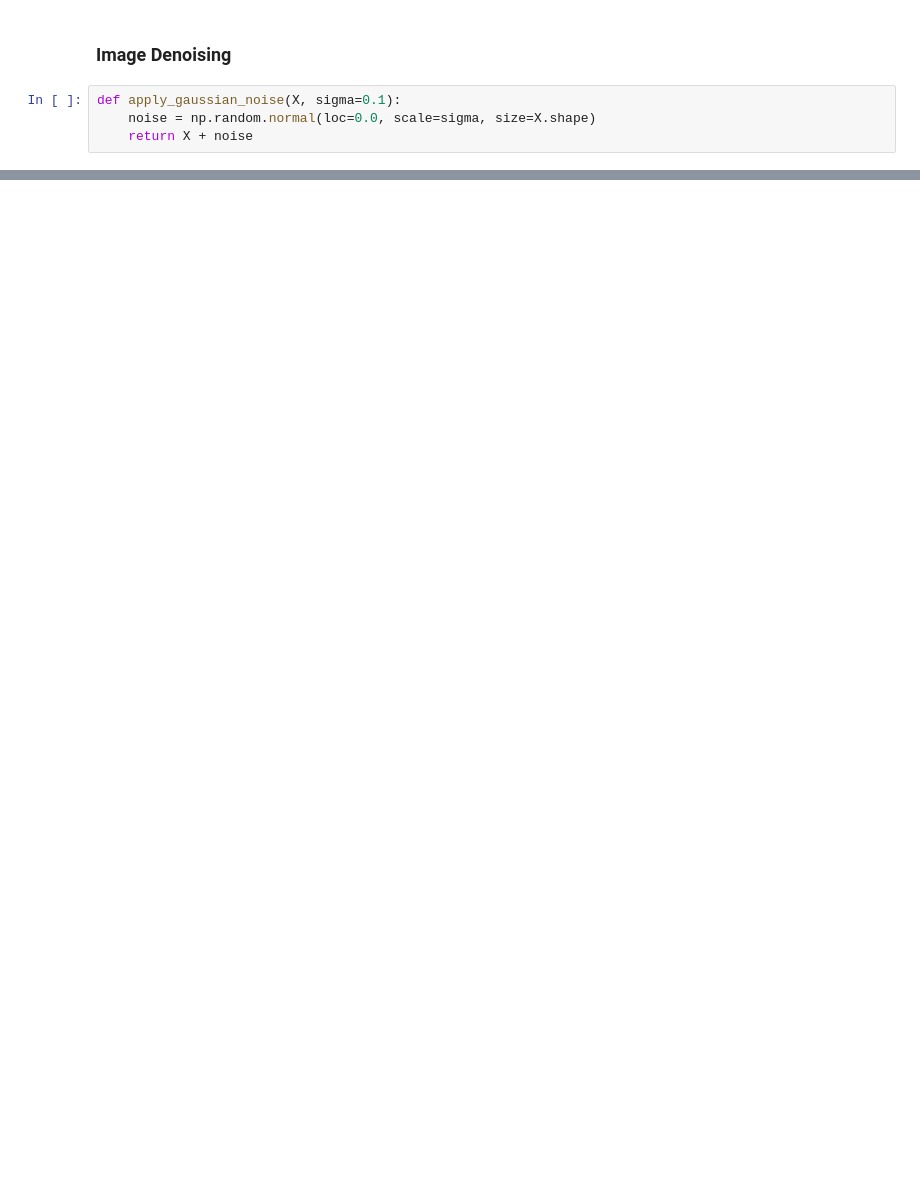
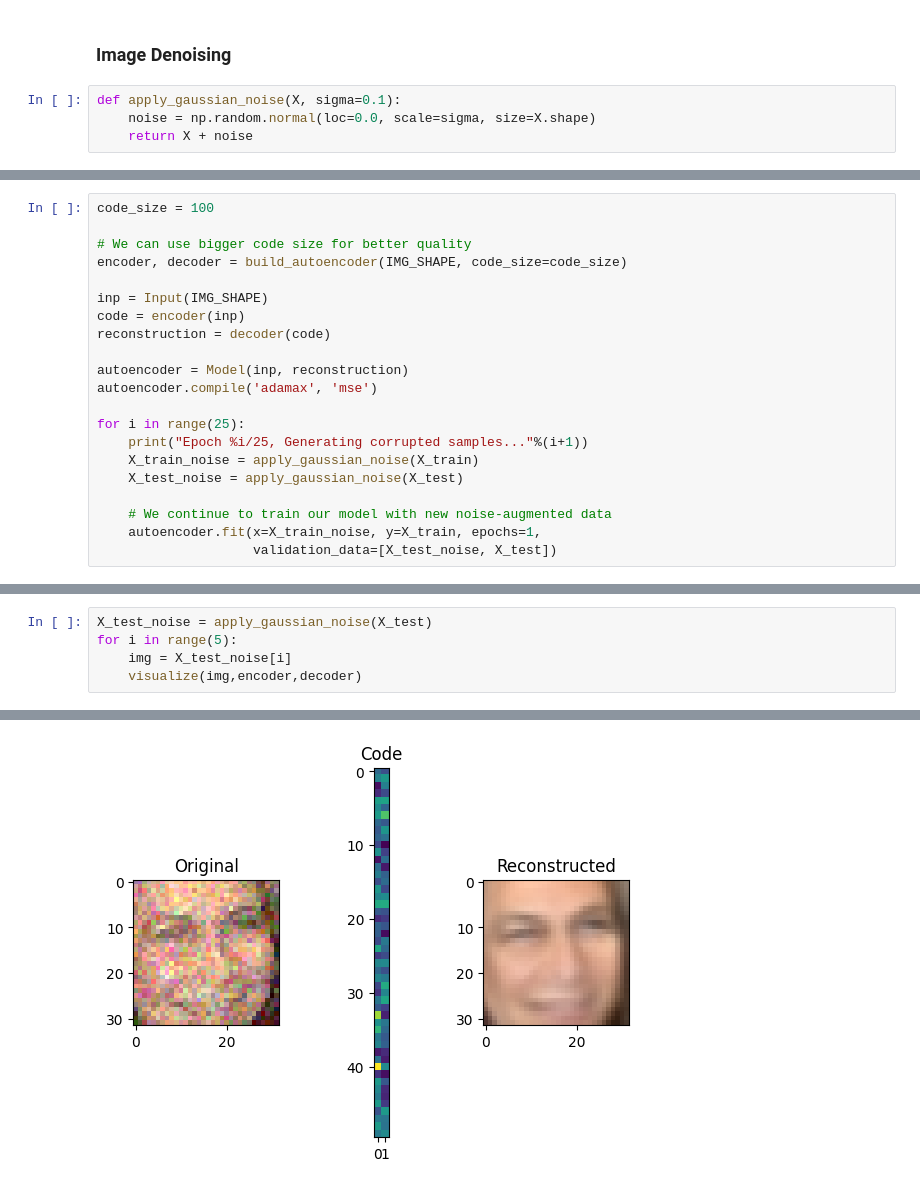
Before and after one commit to DevangML/Image-Reconstruction-Using-Autoencoders, a Jupyter notebook: image_reconstruction.ipynb, the cells around one changed output, grey strips where cells are left out. Cells and saved outputs as stored; diff of their text form; blank space fills up the shorter version.

Commit message:
Completed model creation

```diff
--- a/image_reconstruction.ipynb
+++ b/image_reconstruction.ipynb
@@ -161,0 +235,21 @@ def apply_gaussian_noise(X, sigma=0.1):
+# %%
+code_size = 100
+
+# We can use bigger code size for better quality
+encoder, decoder = build_autoencoder(IMG_SHAPE, code_size=code_size)
+
+inp = Input(IMG_SHAPE)
+code = encoder(inp)
+reconstruction = decoder(code)
+
+autoencoder = Model(inp, reconstruction)
+autoencoder.compile('adamax', 'mse')
+
+for i in range(25):
+    print("Epoch %i/25, Generating corrupted samples..."%(i+1))
+    X_train_noise = apply_gaussian_noise(X_train)
+    X_test_noise = apply_gaussian_noise(X_test)
+
+    # We continue to train our model with new noise-augmented data
+    autoencoder.fit(x=X_train_noise, y=X_train, epochs=1,
+                    validation_data=[X_test_noise, X_test])
@@ -161,0 +274,6 @@ def apply_gaussian_noise(X, sigma=0.1):
+# %%
+X_test_noise = apply_gaussian_noise(X_test)
+for i in range(5):
+    img = X_test_noise[i]
+    visualize(img,encoder,decoder)
+# %% [output]
@@ -161,0 +282 @@ def apply_gaussian_noise(X, sigma=0.1):
+[figure, added]
```
Also changed, not shown: parts of 11 cells of this notebook, 1 other file.
